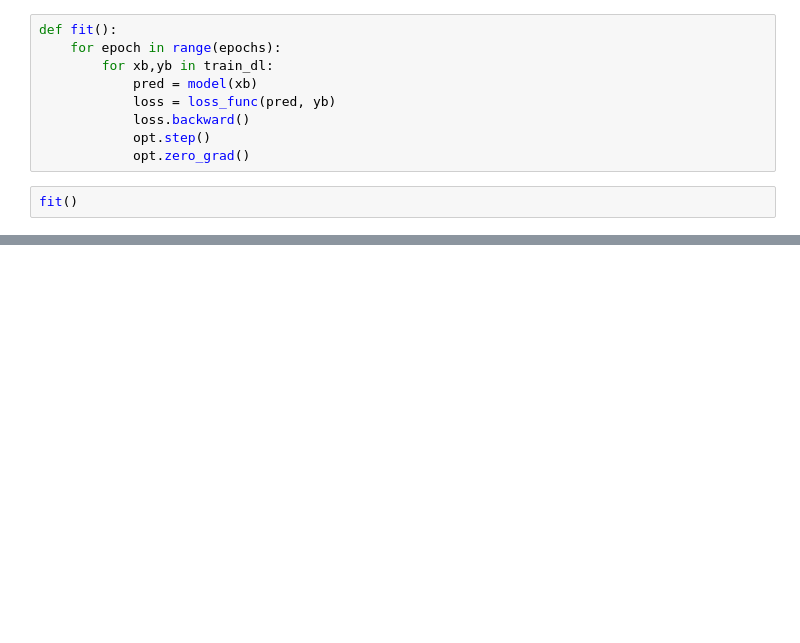
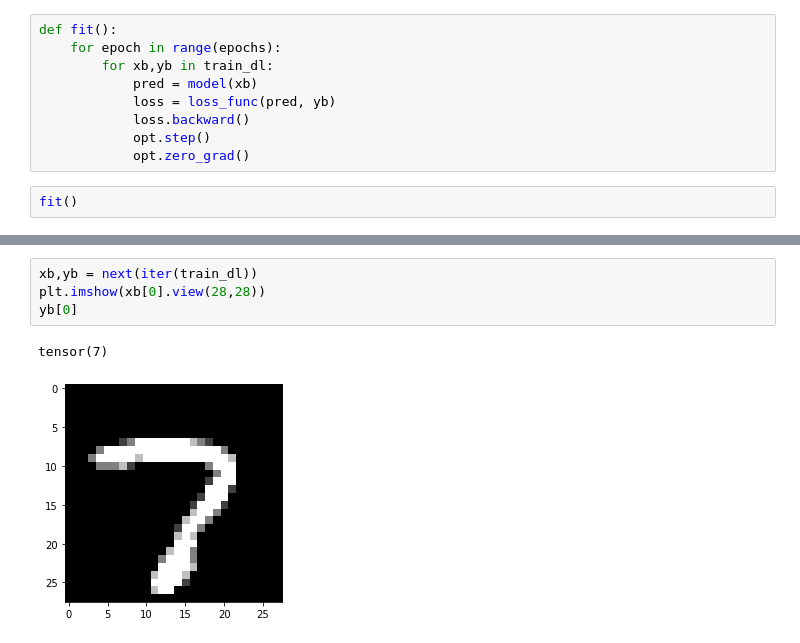
Before and after one commit to ojss/fast-ai-notebook, a Jupyter notebook: part-2/03_minibatch_training.ipynb, the cells around one changed output, grey strips where cells are left out. Saved outputs shown, nothing was run; the diff lists cells and outputs as text; blank space fills up the shorter version.

```diff
--- a/part-2/03_minibatch_training.ipynb
+++ b/part-2/03_minibatch_training.ipynb
@@ -557,0 +614,7 @@ loss,acc
+# %%
+xb,yb = next(iter(train_dl))
+plt.imshow(xb[0].view(28,28))
+yb[0]
+# %% [output]
+tensor(7)
+[figure, added]
```
Also changed, not shown: parts of 32 cells of this notebook, 1 other file.
